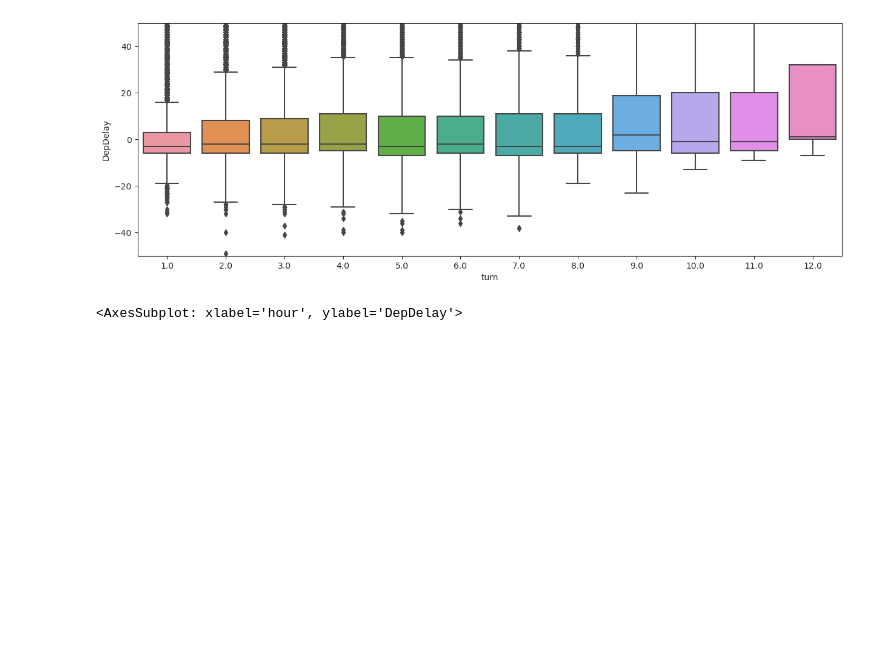
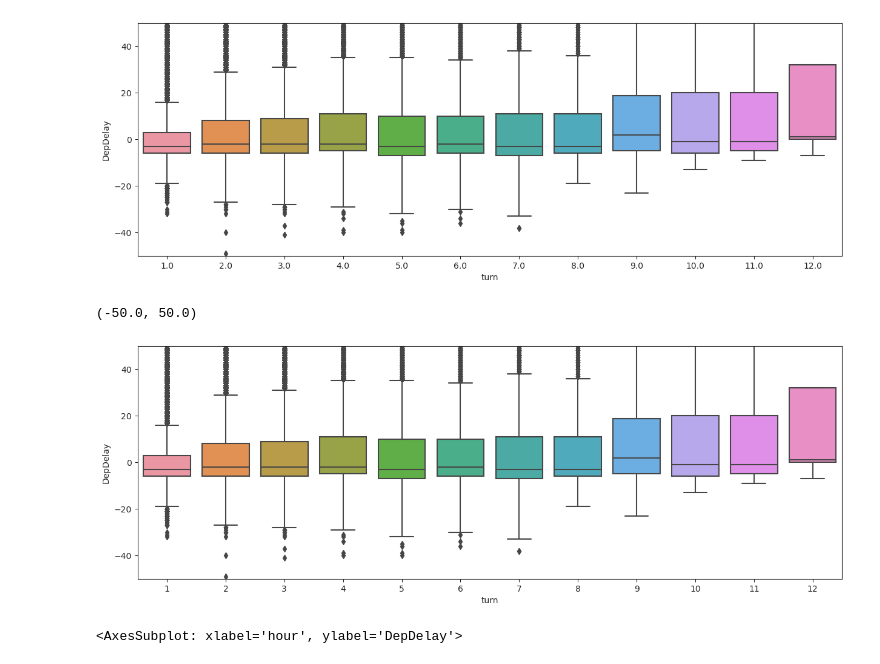
Before and after one commit to kevinheavey/modern-polars, a Jupyter notebook: performance.ipynb, the cells around one changed output. Saved outputs shown, nothing was run; the diff lists cells and outputs as text; code cells hidden in the pictures; blank space fills up the shorter version.

```diff
--- a/performance.ipynb
+++ b/performance.ipynb
@@ -190,6 +208,27 @@ ax.set_ylim(-50, 50)
 # %% [output]
 (-50.0, 50.0)
 [figure]
+# %%
+flights_pd = (
+    df_pd[["FlightDate", "Tail_Number", "DepTime", "DepDelay"]]
+    .dropna()
+    .sort_values('DepTime')
+    .loc[lambda x: x["DepDelay"] < 500]
+    .assign(turn = lambda x:
+        x.groupby(["FlightDate", "Tail_Number"])
+        ["DepTime"].transform('rank')
+        .astype(int)
+    )
+)
+
+
+
+fig, ax = plt.subplots(figsize=(15, 5))
+sns.boxplot(x="turn", y="DepDelay", data=flights_pd, ax=ax)
+ax.set_ylim(-50, 50)
+# %% [output]
+(-50.0, 50.0)
+[figure, added]
 # %%
 plt.figure(figsize=(15, 5))
 (
```
Also changed, not shown: parts of 8 cells of this notebook.
